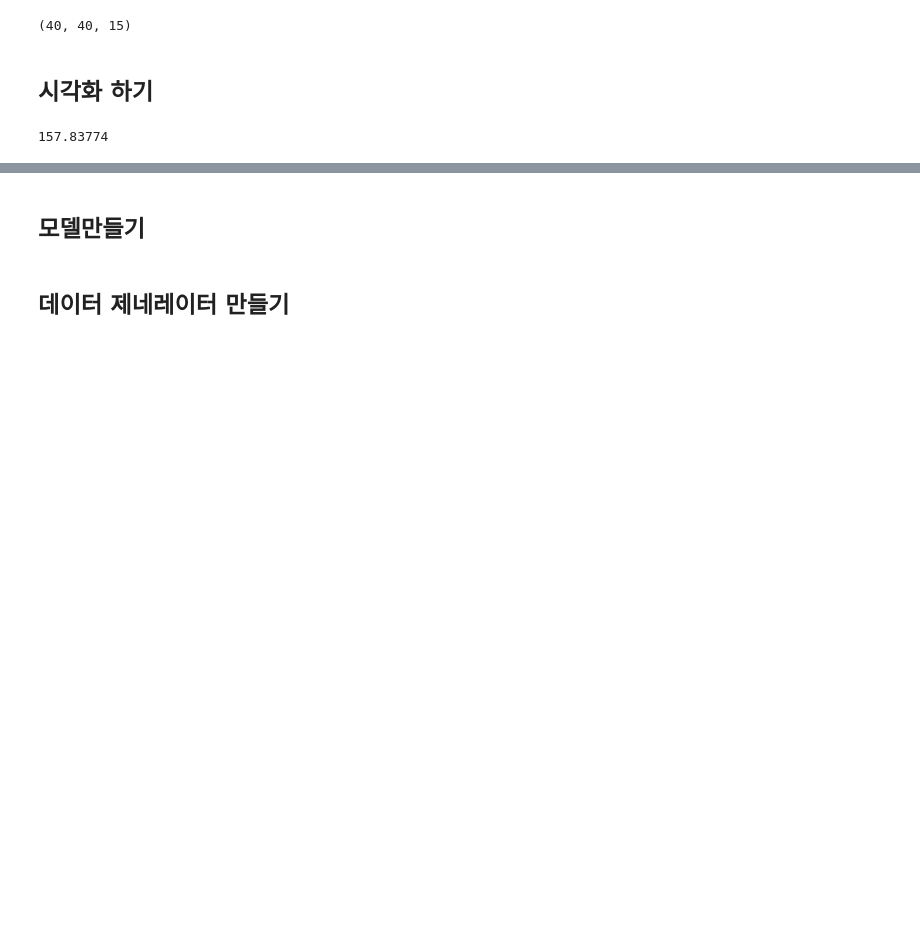
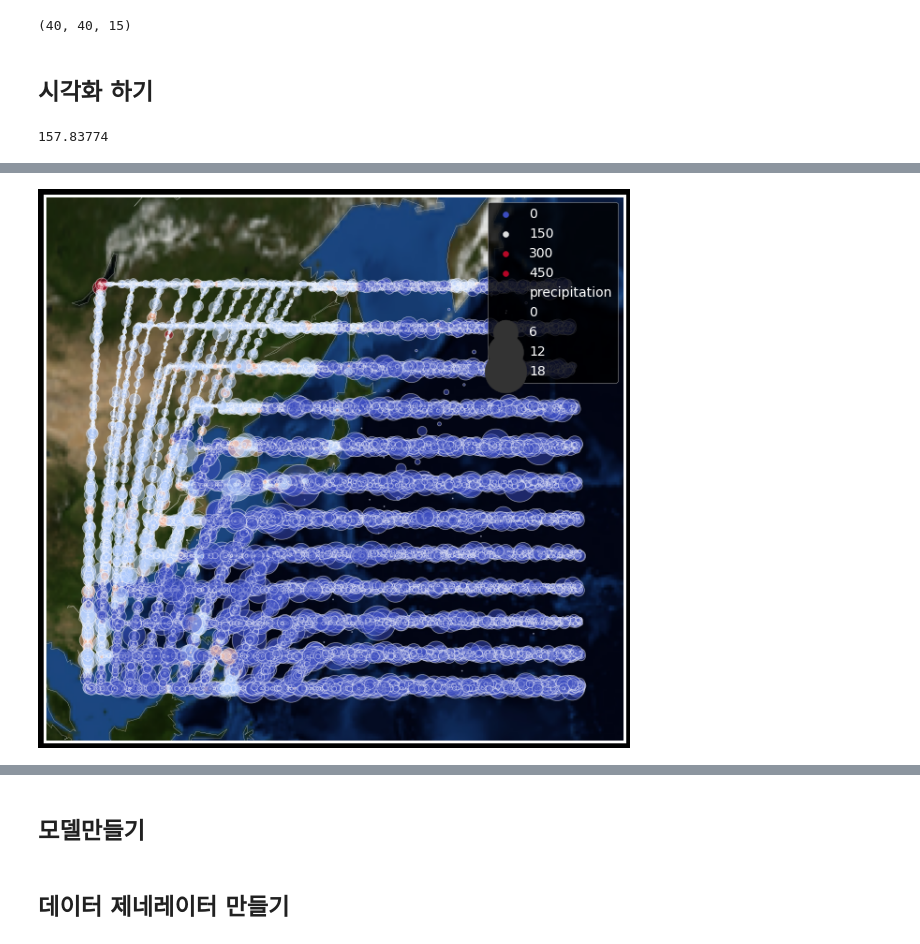
Before and after one commit to deagwon97/dacon-satellite-precipitation, a Jupyter notebook: Dacon_satellite_baseline.ipynb, the cells around one changed output, grey strips where cells are left out. Drawn from its saved outputs; the diff is of its cells as text; code cells hidden in the pictures; blank space fills up the shorter version.

Commit message:
지도위에 그리기

```diff
--- a/Dacon_satellite_baseline.ipynb
+++ b/Dacon_satellite_baseline.ipynb
@@ -136,0 +181,26 @@ plt.imshow(null_train[215,:,:,14])
+# %%
+## 전체 데이터 지도위에 그리기
+plt.figure(figsize = (10,10))
+fig = plt.gcf()
+
+m = Basemap(projection='merc', \
+            llcrnrlat=0, urcrnrlat=60, \
+            llcrnrlon=100, urcrnrlon=180, \
+            lat_ts=20, \
+            resolution='c')
+
+m.bluemarble(scale=0.2)   # full scale will be overkill
+m.drawcoastlines(color='white', linewidth=0.2)  # add coastlines
+x, y = m(train_numeric.GMI_longitude.values, train_numeric.GMI_latitude.values)  # transform coordinates
+
+cmap = 'coolwarm'
+ax = sns.scatterplot(x=x, y=y,
+                     hue=train_numeric.land_type.values, # 색깔은 Land type
+                     palette=cmap,
+                     sizes=(1, 2000),
+                     size=train_numeric.precipitation, # 크기는 Precipitation
+                     alpha = 0.5
+                     )
+plt.show()
+# %% [output]
+[figure, added]
```
Also changed, not shown: parts of 30 cells of this notebook.
